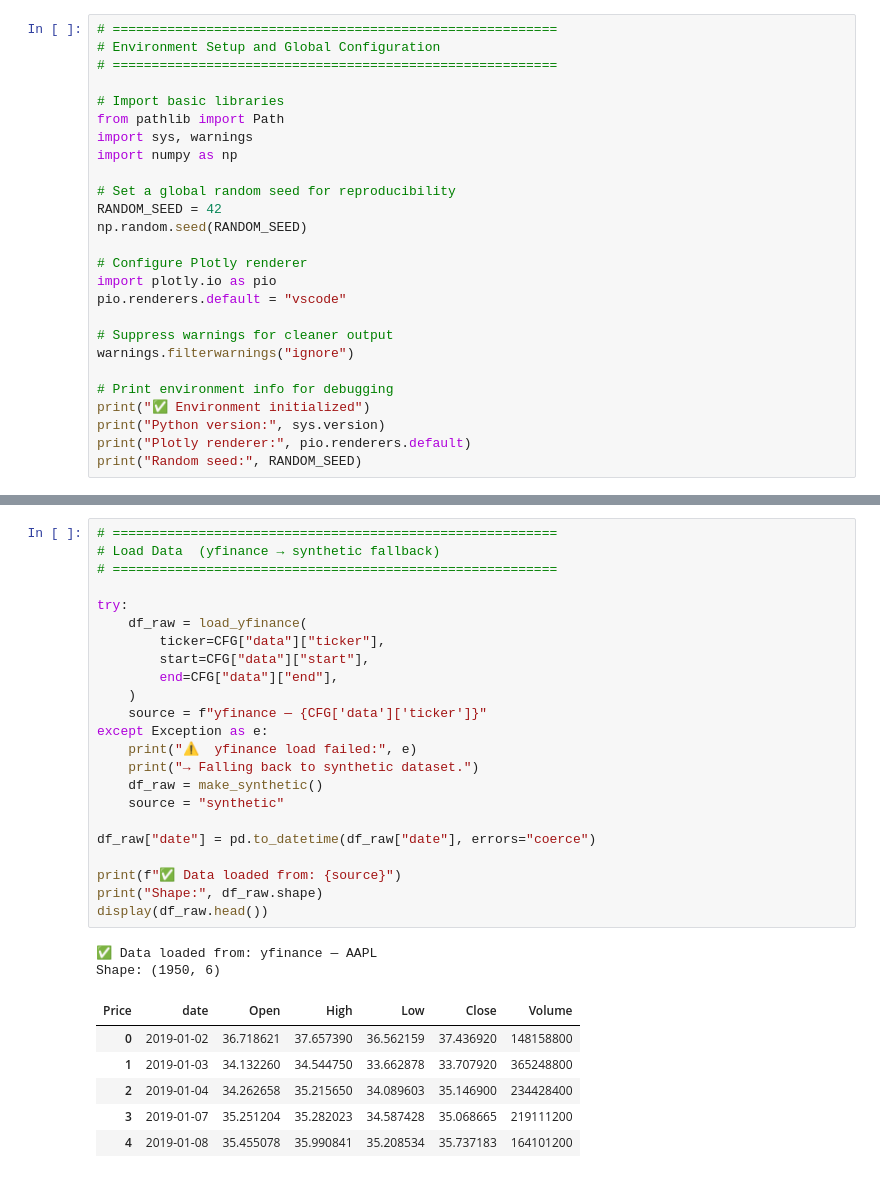
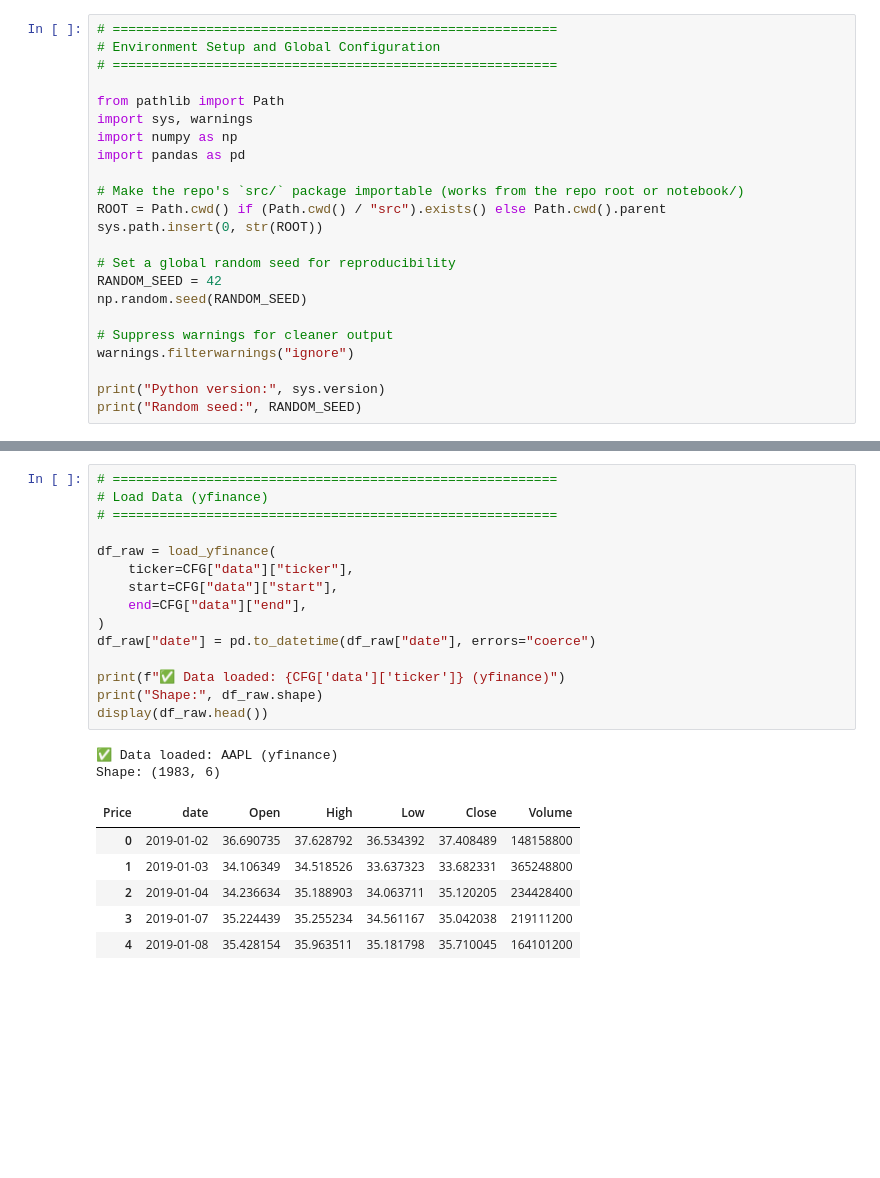
Before and after one commit to dhwanil1907/kpi-anomaly-detector, a Jupyter notebook: notebook/kpi.ipynb, the cells around one changed output, grey strips where cells are left out. Saved outputs shown, nothing was run; the diff lists cells and outputs as text; blank space fills up the shorter version.

```diff
--- a/notebook/kpi.ipynb
+++ b/notebook/kpi.ipynb
@@ -3,25 +3,22 @@
 # Environment Setup and Global Configuration
 # =========================================================
 
-# Import basic libraries
 from pathlib import Path
 import sys, warnings
 import numpy as np
+import pandas as pd
+
+# Make the repo's `src/` package importable (works from the repo root or notebook/)
+ROOT = Path.cwd() if (Path.cwd() / "src").exists() else Path.cwd().parent
+sys.path.insert(0, str(ROOT))
 
 # Set a global random seed for reproducibility
 RANDOM_SEED = 42
 np.random.seed(RANDOM_SEED)
 
-# Configure Plotly renderer
-import plotly.io as pio
-pio.renderers.default = "vscode"
-
 # Suppress warnings for cleaner output
 warnings.filterwarnings("ignore")
 
-# Print environment info for debugging
-print("✅ Environment initialized")
 print("Python version:", sys.version)
-print("Plotly renderer:", pio.renderers.default)
 print("Random seed:", RANDOM_SEED)
 # %% [output]
@@ -260,32 +77,24 @@ def make_synthetic(days: int = 730, seed: int = RANDOM_SEED) -> pd.DataFrame:
 # %%
 # =========================================================
-# Load Data  (yfinance → synthetic fallback)
+# Load Data (yfinance)
 # =========================================================
 
-try:
-    df_raw = load_yfinance(
-        ticker=CFG["data"]["ticker"],
-        start=CFG["data"]["start"],
-        end=CFG["data"]["end"],
-    )
-    source = f"yfinance — {CFG['data']['ticker']}"
-except Exception as e:
-    print("⚠️  yfinance load failed:", e)
-    print("→ Falling back to synthetic dataset.")
-    df_raw = make_synthetic()
-    source = "synthetic"
-
+df_raw = load_yfinance(
+    ticker=CFG["data"]["ticker"],
+    start=CFG["data"]["start"],
+    end=CFG["data"]["end"],
+)
 df_raw["date"] = pd.to_datetime(df_raw["date"], errors="coerce")
 
-print(f"✅ Data loaded from: {source}")
+print(f"✅ Data loaded: {CFG['data']['ticker']} (yfinance)")
 print("Shape:", df_raw.shape)
 display(df_raw.head())
 # %% [output]
-✅ Data loaded from: yfinance — AAPL
-Shape: (1950, 6)
+✅ Data loaded: AAPL (yfinance)
+Shape: (1983, 6)
 | Price | date | Open | High | Low | Close | Volume |
-| 0 | 2019-01-02 | 36.718621 | 37.657390 | 36.562159 | 37.436920 | 148158800 |
-| 1 | 2019-01-03 | 34.132260 | 34.544750 | 33.662878 | 33.707920 | 365248800 |
-| 2 | 2019-01-04 | 34.262658 | 35.215650 | 34.089603 | 35.146900 | 234428400 |
-| 3 | 2019-01-07 | 35.251204 | 35.282023 | 34.587428 | 35.068665 | 219111200 |
-| 4 | 2019-01-08 | 35.455078 | 35.990841 | 35.208534 | 35.737183 | 164101200 |
+| 0 | 2019-01-02 | 36.690735 | 37.628792 | 36.534392 | 37.408489 | 148158800 |
+| 1 | 2019-01-03 | 34.106349 | 34.518526 | 33.637323 | 33.682331 | 365248800 |
+| 2 | 2019-01-04 | 34.236634 | 35.188903 | 34.063711 | 35.120205 | 234428400 |
+| 3 | 2019-01-07 | 35.224439 | 35.255234 | 34.561167 | 35.042038 | 219111200 |
+| 4 | 2019-01-08 | 35.428154 | 35.963511 | 35.181798 | 35.710045 | 164101200 |
```
Also changed, not shown: parts of 24 cells of this notebook, 1 other file.
